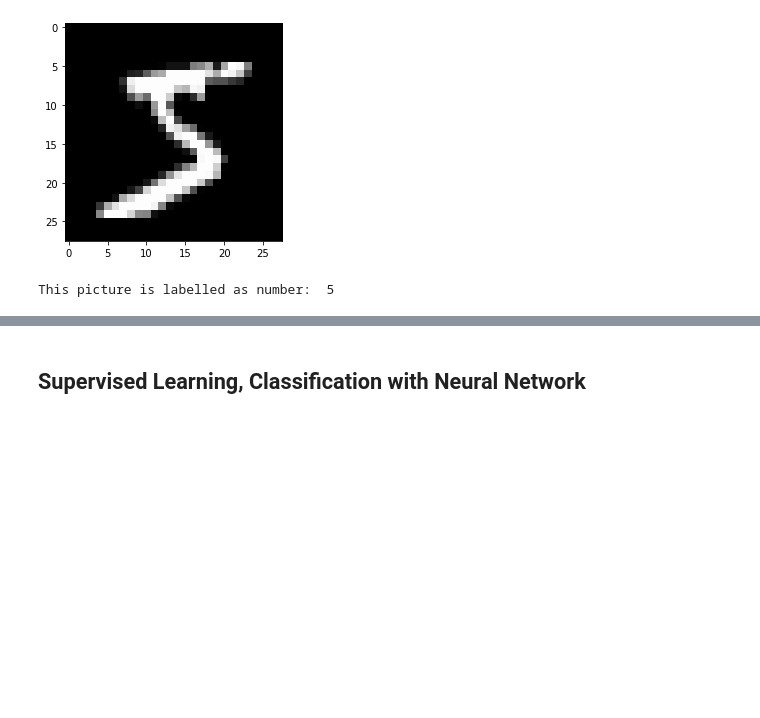
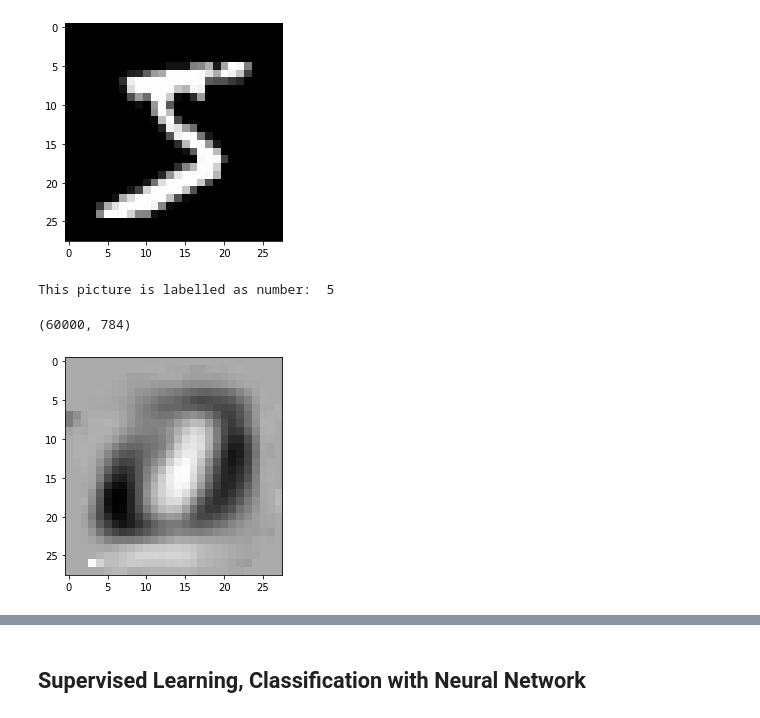
Before and after one commit to Davideee/schleuniger-ml, a Jupyter notebook: UnsupervisedLearning-Clustering.ipynb, the cells around one changed output, grey strips where cells are left out. Drawn from its saved outputs; the diff is of its cells as text; code cells hidden in the pictures; blank space fills up the shorter version.

```diff
--- a/MachineLearningCourse.ipynb
+++ b/UnsupervisedLearning-Clustering.ipynb
@@ -551,0 +372,6 @@ This picture is labelled as number:  5
+# %%
+X_train = X_train.reshape(60000,784)
+X_test = X_test.reshape(10000,784)
+
+scaler = StandardScaler()
+X_train_scaled = scaler.fit_transform(X_train)
@@ -551,0 +381,15 @@ This picture is labelled as number:  5
+# %%
+X_train_scaled.shape
+# %% [output]
+(60000, 784)
+# %%
+cov = np.cov(X_train_scaled[0:2500].T)
+cov.shape
+eigVec, eigVec = np.linalg.eig(cov)
+# %%
+plt.imshow(np.real(eigVec[:,0]).reshape(28,28),cmap="gray")
+plt.imshow(np.real(eigVec[:,1]).reshape(28,28),cmap="gray")
+
+plt.show()
+# %% [output]
+[figure, added]
```
Also changed, not shown: parts of 60 cells of this notebook, 2 other files.
